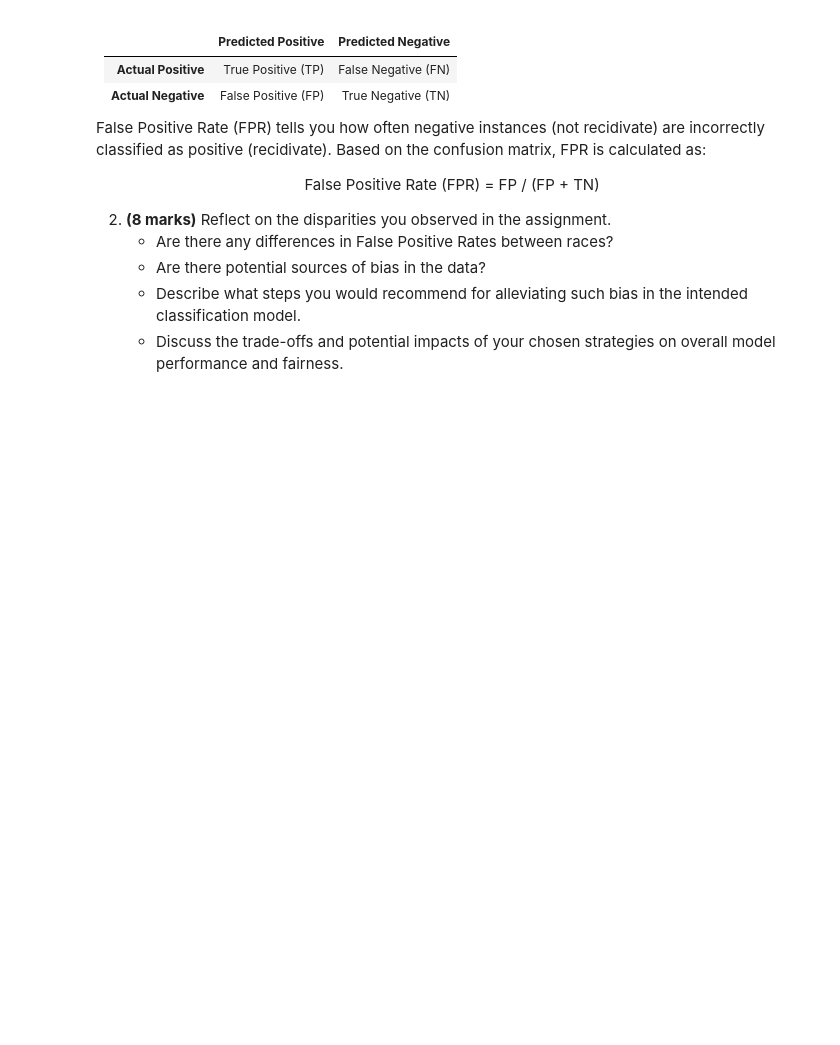
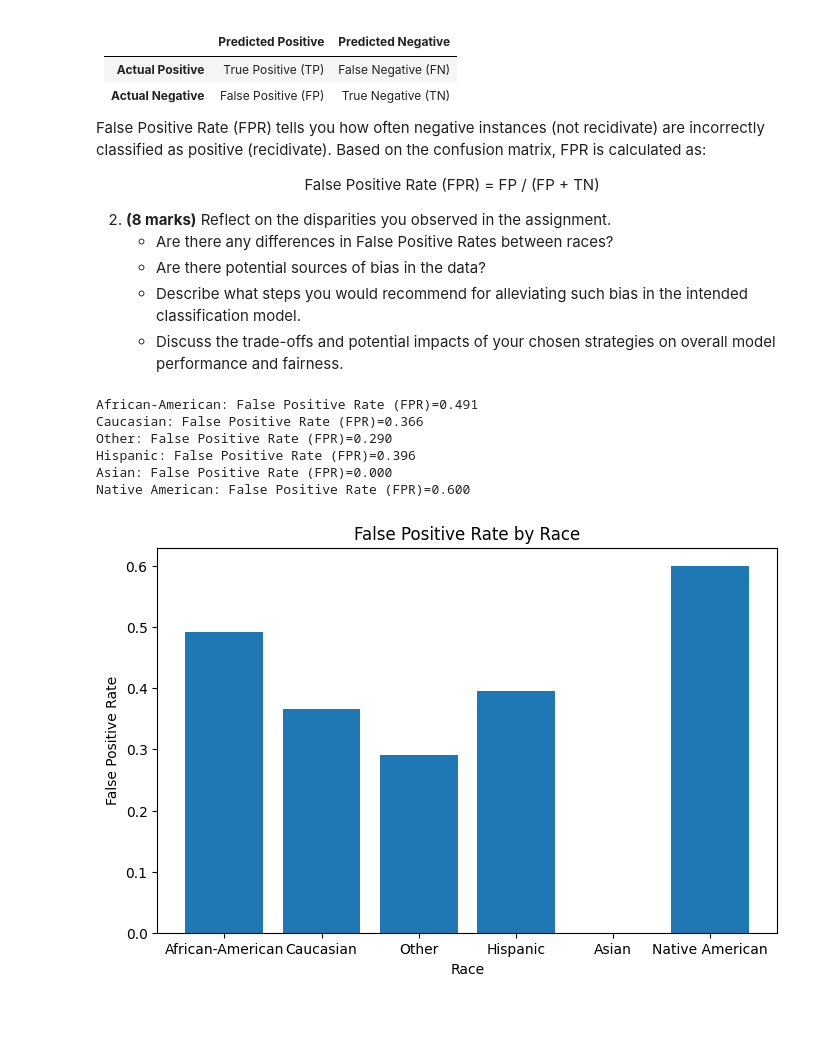
Before and after one commit to sunilbastola/comp6400, a Jupyter notebook: COMP6400-Assignment-2025-Tasks.ipynb, the cells around one changed output. Cells and saved outputs as stored; diff of their text form; code cells hidden in the pictures; blank space fills up the shorter version.

```diff
--- a/COMP6400-Assignment-2025-Tasks.ipynb
+++ b/COMP6400-Assignment-2025-Tasks.ipynb
@@ -155,8 +188,8 @@ df_bal["is_recid"].value_counts().plot(kind='bar', title='Count (target)')
 
 # Split the balanced dataframe into features X and labels y
 # where X contains selected predictor columns, y contains the binary outcome 'is_recid'.
-X = None
-y = None
+X = df_bal.drop(columns=['is_recid'])
+y = df_bal['is_recid']
 
 # Now we split data into training and test dataset (80/20 split)
-X_train, X_test, y_train, y_test = None
+X_train, X_test, y_train, y_test = train_test_split(X, y, test_size=0.2, random_state=42)
@@ -186,17 +225,17 @@ Confusion matrix:
 from sklearn.preprocessing import StandardScaler, OneHotEncoder
 
 # scale numerical variables to zero mean and unit variance for both traning and test dataset
-numeric_features = []
-scaler = None
-X_train_num = None
-X_test_num  = None
+numeric_features = ['age', 'juv_fel_count', 'juv_misd_count', 'juv_other_count', 'priors_count']
+scaler = StandardScaler()
+X_train_num = scaler.fit_transform(X_train[numeric_features])
+X_test_num  = scaler.transform(X_test[numeric_features])
 
 
 # Use one-hot encoding to encode categorical variables for both traning and test dataset
-categorical_features = []
-ohe = None
-X_train_cat = None
-X_test_cat  = None
+categorical_features = ['sex', 'c_charge_degree']
+ohe = OneHotEncoder(handle_unknown='ignore', sparse_output=False)
+X_train_cat = ohe.fit_transform(X_train[categorical_features])
+X_test_cat  = ohe.transform(X_test[categorical_features])
 
 
 # Now we can combine numeric and categorical arrays
@@ -213,10 +252,11 @@ from sklearn.neural_network import MLPClassifier
 from sklearn.metrics import classification_report, confusion_matrix, accuracy_score
 
 # Initialize and train the Logistic Regression model
-logsticRegression = None
+logisticRegression = LogisticRegression(max_iter=1000, random_state=42)
+logisticRegression.fit(X_train_processed, y_train)
 
 # Predictions
-y_pred = None
+y_pred = logisticRegression.predict(X_test_processed)
 
 # Report the results.
 print("Test accuracy: ", accuracy_score(y_test,y_pred))
@@ -230,10 +285,11 @@ from sklearn.neural_network import MLPClassifier
 from sklearn.metrics import classification_report, confusion_matrix, accuracy_score
 
 # Initialize and train MLP model
-mlp_model = None
+mlp_model = MLPClassifier(hidden_layer_sizes=(50, 20), max_iter=500, random_state=42)
+mlp_model.fit(X_train_processed, y_train)
 
 # Predictions
-y_pred = None
+y_pred = mlp_model.predict(X_test_processed)
 
 # Report the results.
 print("Test accuracy: ", accuracy_score(y_test,y_pred))
@@ -279,42 +350,50 @@ y_test = y_test.reset_index(drop=True)
 # For each row in the test set, add its index to the corresponding race category
 for idx, race_category in X_test['race'].items():
     if race_category in index_dict:
-        pass
+        index_dict[race_category].append(idx)
     else:
-        pass
+        index_dict[race_category] = [idx]
 
 
 # Compute FPR for each race group
 # Iterate over each race category
 all_fpr = []
 for race in index_dict.keys():
     indices = index_dict[race]
 
     # Count False Positives:
     # These are the cases where the model predicted recidivism (1)
     # but the actual label is non-recidivism (0)
-    num_false_positive = None
+    num_false_positive = ((y_pred[indices] == 1) & (y_test.iloc[indices] == 0)).sum()
 
     # Count True Negatives:
     # These are the cases where the model correctly predicted non-recidivism (0)
-    num_true_negative = None
+    num_true_negative = ((y_pred[indices] == 0) & (y_test.iloc[indices] == 0)).sum()
 
     # Calculate False Positive Rate (FPR) based on the formula.
     # FPR = FP / (FP + TN)
-    fpr = None
+    fpr = num_false_positive / (num_false_positive + num_true_negative) if (num_false_positive + num_true_negative) > 0 else 0
 
     all_fpr.append(fpr)
     print(f"{race}: False Positive Rate (FPR)={fpr:.3f}")
 
 
 # Visualization
 
 plt.figure(figsize=(8, 5))
 races = index_dict.keys()
 plt.bar(races, all_fpr)
 plt.xlabel('Race')
 plt.ylabel('False Positive Rate')
 plt.title('False Positive Rate by Race')
 plt.show()
+# %% [output]
+African-American: False Positive Rate (FPR)=0.491
+Caucasian: False Positive Rate (FPR)=0.366
+Other: False Positive Rate (FPR)=0.290
+Hispanic: False Positive Rate (FPR)=0.396
+Asian: False Positive Rate (FPR)=0.000
+Native American: False Positive Rate (FPR)=0.600
+[figure, added]
 # %% [markdown]
 #
```
Also changed, not shown: parts of 8 cells of this notebook.
